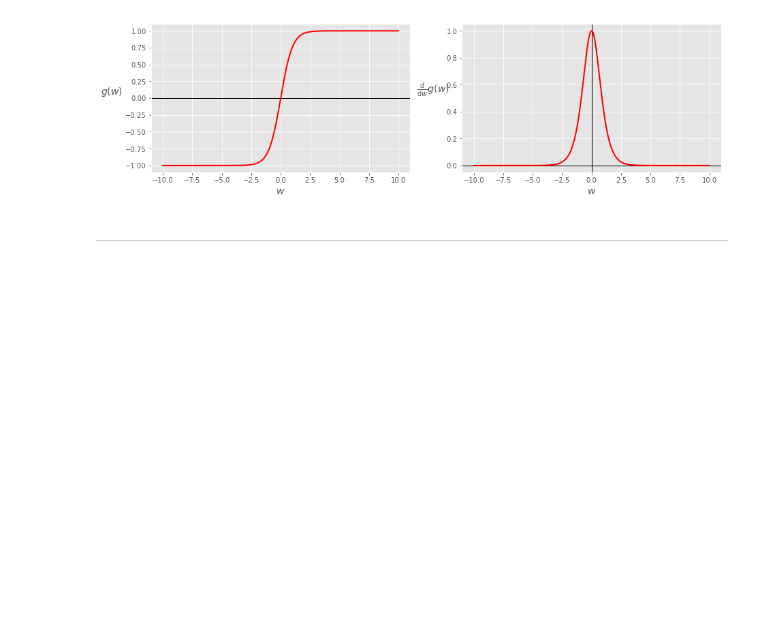
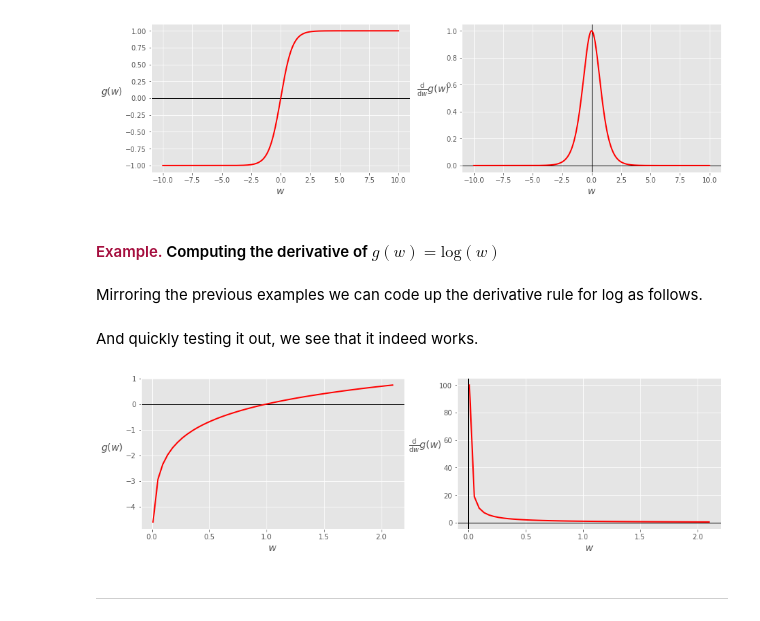
Before and after one commit to Jennibaby/mlrefined, a Jupyter notebook: blog_posts/Vital_Elements_of_Calculus/Part_4_AD_forward_method.ipynb, the cells around one changed output. Cells and saved outputs as stored; diff of their text form; code cells hidden in the pictures; blank space fills up the shorter version.

```diff
--- a/blog_posts/Vital_Elements_of_Calculus/Part_4_AD_forward_method.ipynb
+++ b/blog_posts/Vital_Elements_of_Calculus/Part_4_AD_forward_method.ipynb
@@ -288,6 +286,36 @@ dgdw = lambda w: (1 - np.tanh(w)**2)
 calclib.plotter.derval_eq_plot(g,dgdw)
 # %% [output]
 [figure]
+# %% [markdown]
+#### <span style="color:#a50e3e;">Example. </span> Computing the derivative of $g(w) = \text{log}(w)$
+# %% [markdown]
+Mirroring the previous examples we can code up the derivative rule for log as follows.
+# %%
+
+# our implementation of the sinusoid rule from Table 1
+def log(a):
+    # Create output evaluation and derivative object
+    b = MyTuple()
+
+    # Produce new function value
+    b.val = np.log(a.val)
+
+    # Produce new derivative value
+    b.der = (1/a.val)*a.der
+
+    # Return updated object
+    return b
+# %% [markdown]
+And quickly testing it out, we see that it indeed works.
+# %%
+# create instance of our function to differentiate - notice this uses our homemade sine function not numpy's
+g = lambda w: log(w)
+w = np.linspace(0.01,2.1000)
+
+# use the custom plotting function above to plot over a large range of inputs
+calclib.plotter.ad_derval_plot(MyTuple,g,w=w)
+# %% [output]
+[figure, added]
 # %% [markdown]
 ---
 # %% [markdown]
```
Also changed, not shown: parts of 6 cells of this notebook.
